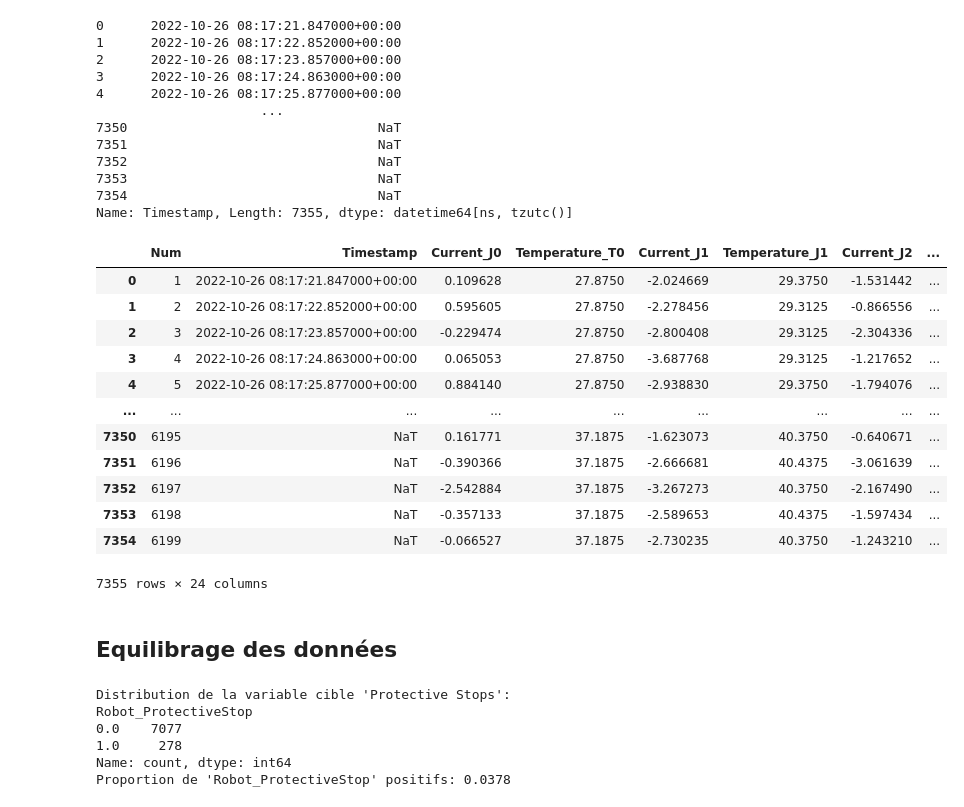
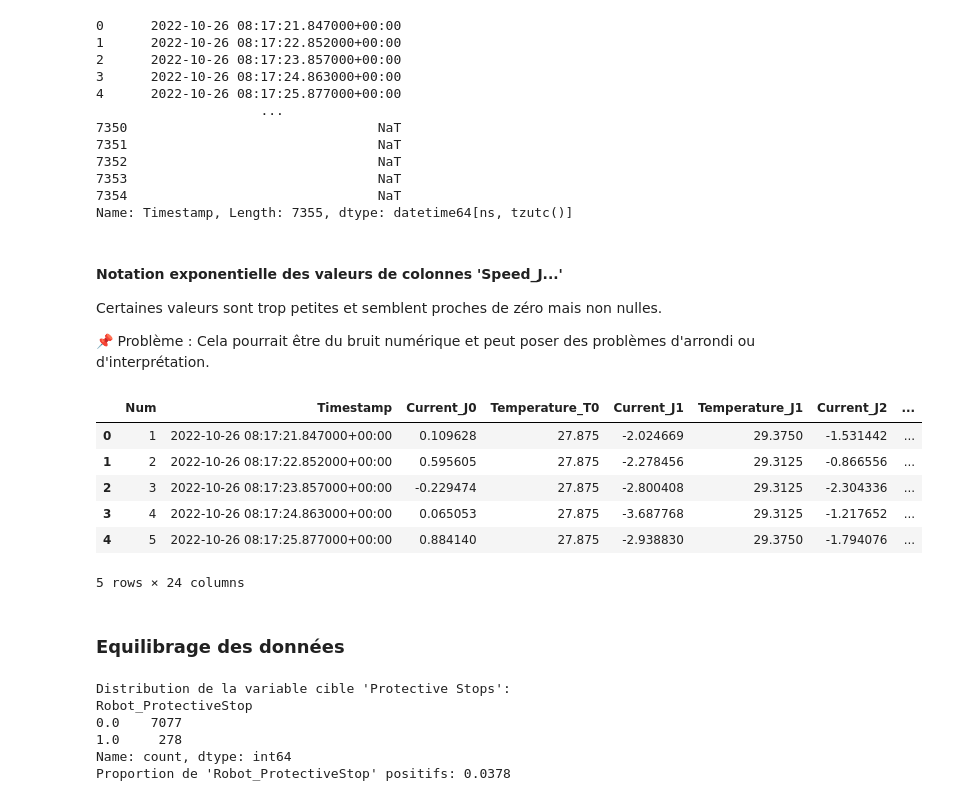
Before and after one commit to jawu28/Projet-IA, a Jupyter notebook: notebook.ipynb, the cells around one changed output. Drawn from its saved outputs; the diff is of its cells as text; code cells hidden in the pictures.

```diff
--- a/notebook.ipynb
+++ b/notebook.ipynb
@@ -168,24 +159,23 @@ df['Timestamp']
 7353                                NaT
 7354                                NaT
 Name: Timestamp, Length: 7355, dtype: datetime64[ns, tzutc()]
+# %% [markdown]
+#### Notation exponentielle des valeurs de colonnes 'Speed_J...'
+Certaines valeurs sont trop petites et semblent proches de zéro mais non nulles.
+
+📌 Problème : Cela pourrait être du bruit numérique et peut poser des problèmes d'arrondi ou d'interprétation.
 # %%
-df
+df.head()
 # %% [output]
 |  | Num | Timestamp | Current_J0 | Temperature_T0 | Current_J1 | Temperature_J1 | Current_J2 | ... |
-| 0 | 1 | 2022-10-26 08:17:21.847000+00:00 | 0.109628 | 27.8750 | -2.024669 | 29.3750 | -1.531442 | ... |
-| 1 | 2 | 2022-10-26 08:17:22.852000+00:00 | 0.595605 | 27.8750 | -2.278456 | 29.3125 | -0.866556 | ... |
-| 2 | 3 | 2022-10-26 08:17:23.857000+00:00 | -0.229474 | 27.8750 | -2.800408 | 29.3125 | -2.304336 | ... |
-| 3 | 4 | 2022-10-26 08:17:24.863000+00:00 | 0.065053 | 27.8750 | -3.687768 | 29.3125 | -1.217652 | ... |
-| 4 | 5 | 2022-10-26 08:17:25.877000+00:00 | 0.884140 | 27.8750 | -2.938830 | 29.3750 | -1.794076 | ... |
-| ... | ... | ... | ... | ... | ... | ... | ... | ... |
-| 7350 | 6195 | NaT | 0.161771 | 37.1875 | -1.623073 | 40.3750 | -0.640671 | ... |
-| 7351 | 6196 | NaT | -0.390366 | 37.1875 | -2.666681 | 40.4375 | -3.061639 | ... |
-| 7352 | 6197 | NaT | -2.542884 | 37.1875 | -3.267273 | 40.3750 | -2.167490 | ... |
-| 7353 | 6198 | NaT | -0.357133 | 37.1875 | -2.589653 | 40.4375 | -1.597434 | ... |
-| 7354 | 6199 | NaT | -0.066527 | 37.1875 | -2.730235 | 40.3750 | -1.243210 | ... |
+| 0 | 1 | 2022-10-26 08:17:21.847000+00:00 | 0.109628 | 27.875 | -2.024669 | 29.3750 | -1.531442 | ... |
+| 1 | 2 | 2022-10-26 08:17:22.852000+00:00 | 0.595605 | 27.875 | -2.278456 | 29.3125 | -0.866556 | ... |
+| 2 | 3 | 2022-10-26 08:17:23.857000+00:00 | -0.229474 | 27.875 | -2.800408 | 29.3125 | -2.304336 | ... |
+| 3 | 4 | 2022-10-26 08:17:24.863000+00:00 | 0.065053 | 27.875 | -3.687768 | 29.3125 | -1.217652 | ... |
+| 4 | 5 | 2022-10-26 08:17:25.877000+00:00 | 0.884140 | 27.875 | -2.938830 | 29.3750 | -1.794076 | ... |
-7355 rows × 24 columns
+5 rows × 24 columns
 # %% [markdown]
-## Equilibrage des données
+### Equilibrage des données
 # %%
 # Distribution de la variable cible
 print("\nDistribution de la variable cible 'Protective Stops':")
```
Also changed, not shown: parts of 36 cells of this notebook, 2 other files.
